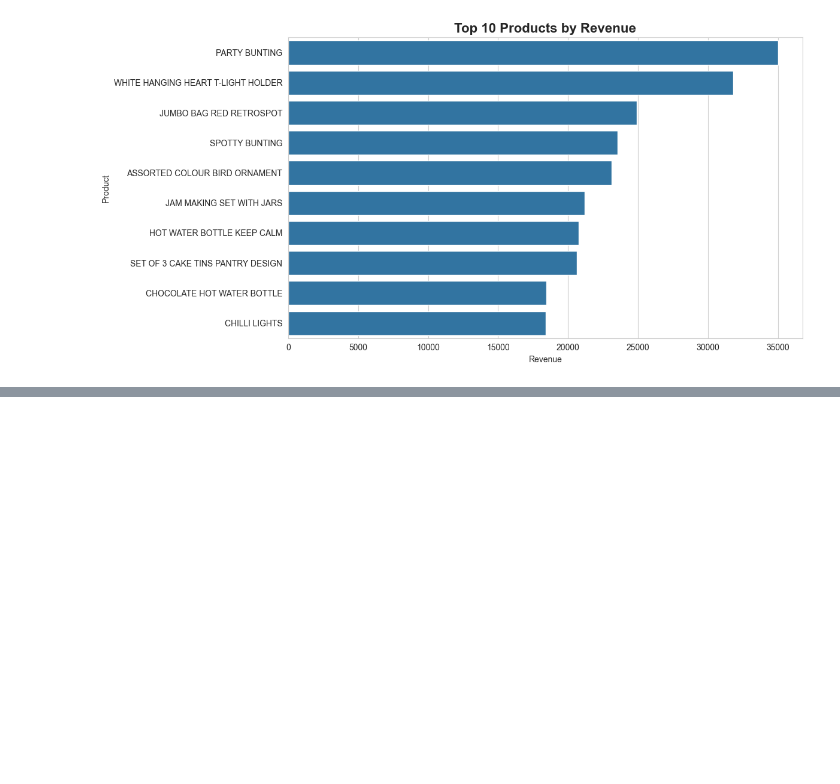
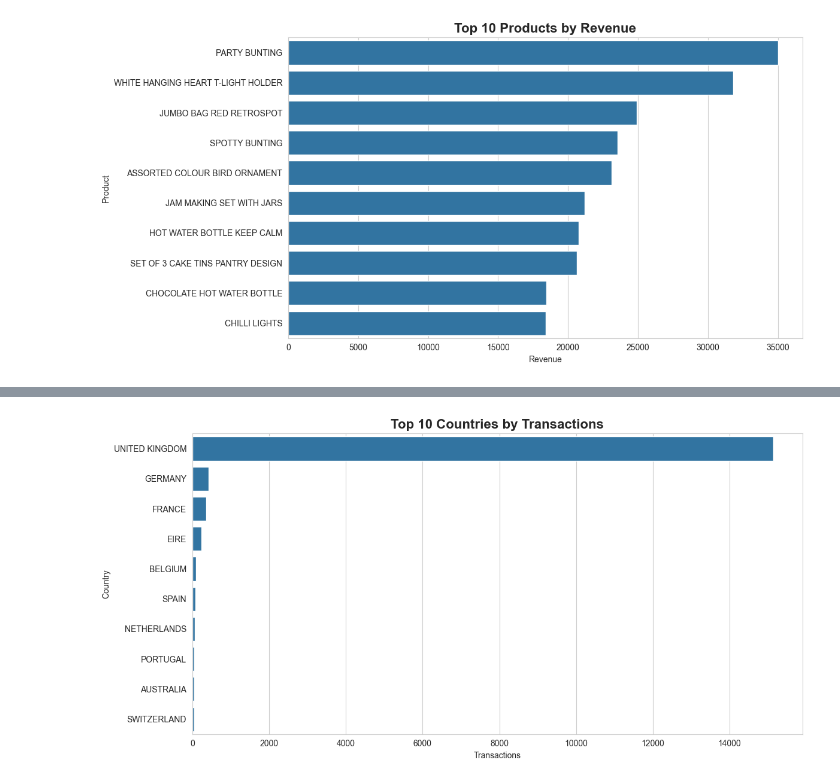
Before and after one commit to jebin24it-boop/Infotact_DA_Internship_Project, a Jupyter notebook: Project_1_Retail/notebooks/visualizations/retail_sales_visualizations.ipynb, the cells around one changed output, grey strips where cells are left out. Cells and saved outputs as stored; diff of their text form; code cells hidden in the pictures; blank space fills up the shorter version.

```diff
--- a/Project_1_Retail/notebooks/visualizations/retail_sales_visualizations.ipynb
+++ b/Project_1_Retail/notebooks/visualizations/retail_sales_visualizations.ipynb
@@ -237,0 +265,23 @@ plt.show()
+# %%
+country_transactions = (
+    df.groupby('Country')['InvoiceNo']
+    .nunique()
+    .sort_values(ascending=False)
+    .head(10)
+)
+
+plt.figure(figsize=(12,6))
+
+sns.barplot(
+    x=country_transactions.values,
+    y=country_transactions.index
+)
+
+plt.title("Top 10 Countries by Transactions", fontsize=16, fontweight='bold')
+plt.xlabel("Transactions")
+plt.ylabel("Country")
+
+plt.tight_layout()
+plt.show()
+# %% [output]
+[figure, added]
```
Also changed, not shown: parts of 2 cells of this notebook.
